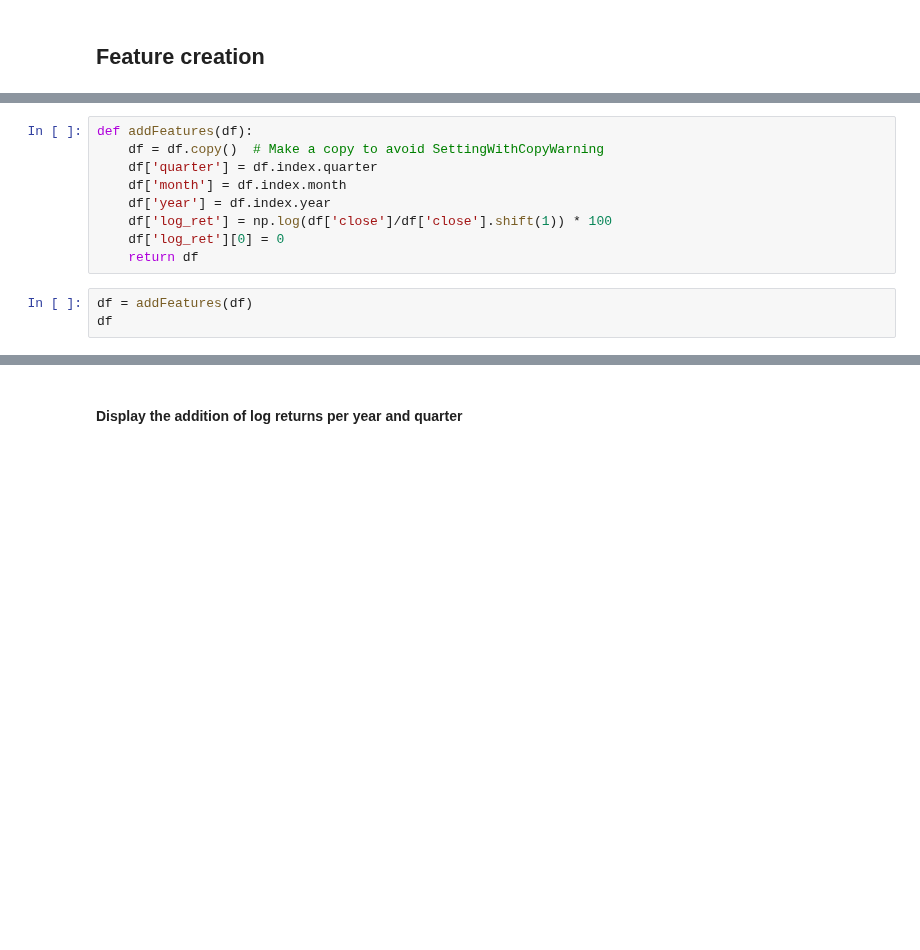
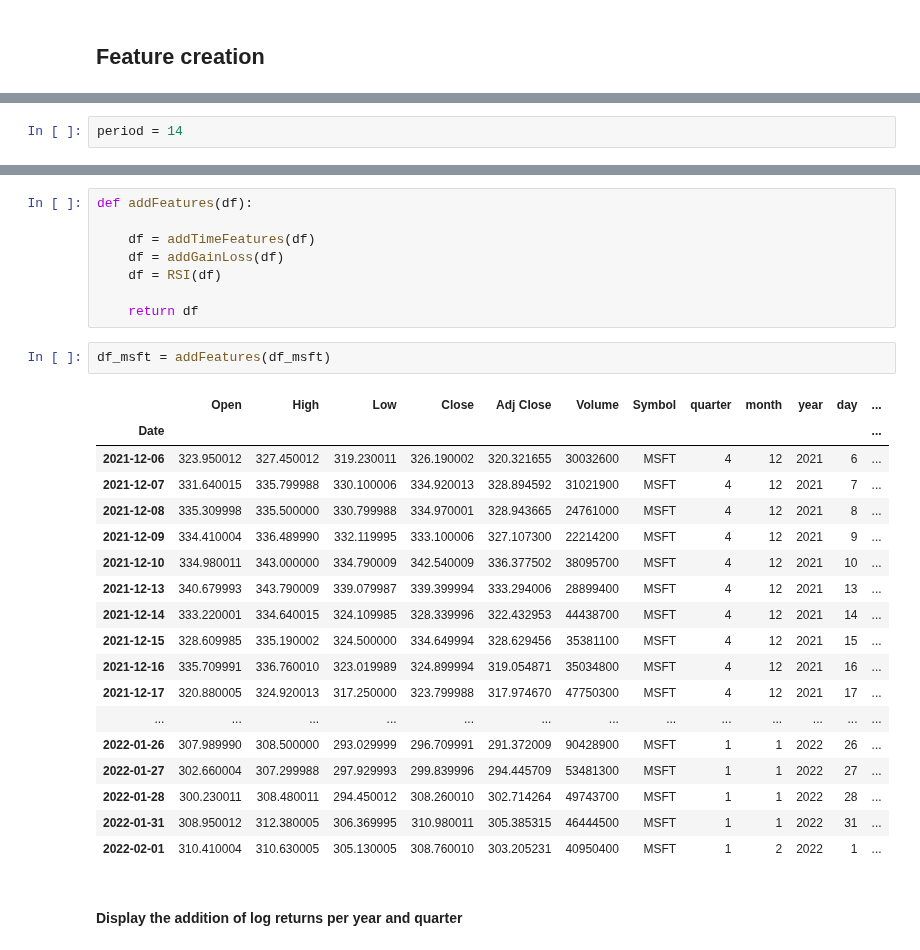
Before and after one commit to karla-mond/stockPred-Mex, a Jupyter notebook: xgboost/tsf_xgboost.ipynb, the cells around one changed output, grey strips where cells are left out. Saved outputs shown, nothing was run; the diff lists cells and outputs as text; blank space fills up the shorter version.

Commit message:
added gain, loss and RSI feature

```diff
--- a/xgboost/tsf_xgboost.ipynb
+++ b/xgboost/tsf_xgboost.ipynb
@@ -119,15 +109,3 @@ Also we will calculate the Logarithmic returns of the closing prices of these st
 
 R = ln (\frac{P_t}{P_{t-1}}) \\
 \end{align*}
-# %%
-def addFeatures(df):
-    df = df.copy()  # Make a copy to avoid SettingWithCopyWarning
-    df['quarter'] = df.index.quarter
-    df['month'] = df.index.month
-    df['year'] = df.index.year
-    df['log_ret'] = np.log(df['close']/df['close'].shift(1)) * 100
-    df['log_ret'][0] = 0
-    return df
-# %%
-df = addFeatures(df)
-df
@@ -152,0 +112,2 @@ See the caveats in the documentation: https://pandas.pydata.org/pandas-docs/stab
+# %%
+period = 14
@@ -153,3 +157,32 @@ See the caveats in the documentation: https://pandas.pydata.org/pandas-docs/stab
+# %%
+def addFeatures(df):
+
+    df = addTimeFeatures(df)
+    df = addGainLoss(df)
+    df = RSI(df)
+
+    return df
+# %%
+df_msft = addFeatures(df_msft)
+# %% [output]
+|  | Open | High | Low | Close | Adj Close | Volume | Symbol | quarter | month | year | day | ... |
+| Date |  |  |  |  |  |  |  |  |  |  |  | ... |
+| 2021-12-06 | 323.950012 | 327.450012 | 319.230011 | 326.190002 | 320.321655 | 30032600 | MSFT | 4 | 12 | 2021 | 6 | ... |
+| 2021-12-07 | 331.640015 | 335.799988 | 330.100006 | 334.920013 | 328.894592 | 31021900 | MSFT | 4 | 12 | 2021 | 7 | ... |
+| 2021-12-08 | 335.309998 | 335.500000 | 330.799988 | 334.970001 | 328.943665 | 24761000 | MSFT | 4 | 12 | 2021 | 8 | ... |
+| 2021-12-09 | 334.410004 | 336.489990 | 332.119995 | 333.100006 | 327.107300 | 22214200 | MSFT | 4 | 12 | 2021 | 9 | ... |
+| 2021-12-10 | 334.980011 | 343.000000 | 334.790009 | 342.540009 | 336.377502 | 38095700 | MSFT | 4 | 12 | 2021 | 10 | ... |
+| 2021-12-13 | 340.679993 | 343.790009 | 339.079987 | 339.399994 | 333.294006 | 28899400 | MSFT | 4 | 12 | 2021 | 13 | ... |
+| 2021-12-14 | 333.220001 | 334.640015 | 324.109985 | 328.339996 | 322.432953 | 44438700 | MSFT | 4 | 12 | 2021 | 14 | ... |
+| 2021-12-15 | 328.609985 | 335.190002 | 324.500000 | 334.649994 | 328.629456 | 35381100 | MSFT | 4 | 12 | 2021 | 15 | ... |
+| 2021-12-16 | 335.709991 | 336.760010 | 323.019989 | 324.899994 | 319.054871 | 35034800 | MSFT | 4 | 12 | 2021 | 16 | ... |
+| 2021-12-17 | 320.880005 | 324.920013 | 317.250000 | 323.799988 | 317.974670 | 47750300 | MSFT | 4 | 12 | 2021 | 17 | ... |
+| ... | ... | ... | ... | ... | ... | ... | ... | ... | ... | ... | ... | ... |
+| 2022-01-26 | 307.989990 | 308.500000 | 293.029999 | 296.709991 | 291.372009 | 90428900 | MSFT | 1 | 1 | 2022 | 26 | ... |
+| 2022-01-27 | 302.660004 | 307.299988 | 297.929993 | 299.839996 | 294.445709 | 53481300 | MSFT | 1 | 1 | 2022 | 27 | ... |
+| 2022-01-28 | 300.230011 | 308.480011 | 294.450012 | 308.260010 | 302.714264 | 49743700 | MSFT | 1 | 1 | 2022 | 28 | ... |
+| 2022-01-31 | 308.950012 | 312.380005 | 306.369995 | 310.980011 | 305.385315 | 46444500 | MSFT | 1 | 1 | 2022 | 31 | ... |
+| 2022-02-01 | 310.410004 | 310.630005 | 305.130005 | 308.760010 | 303.205231 | 40950400 | MSFT | 1 | 2 | 2022 | 1 | ... |
 # %% [markdown]
 #### Display the addition of log returns per year and quarter
 # %%
```
Also changed, not shown: parts of 20 cells of this notebook.
